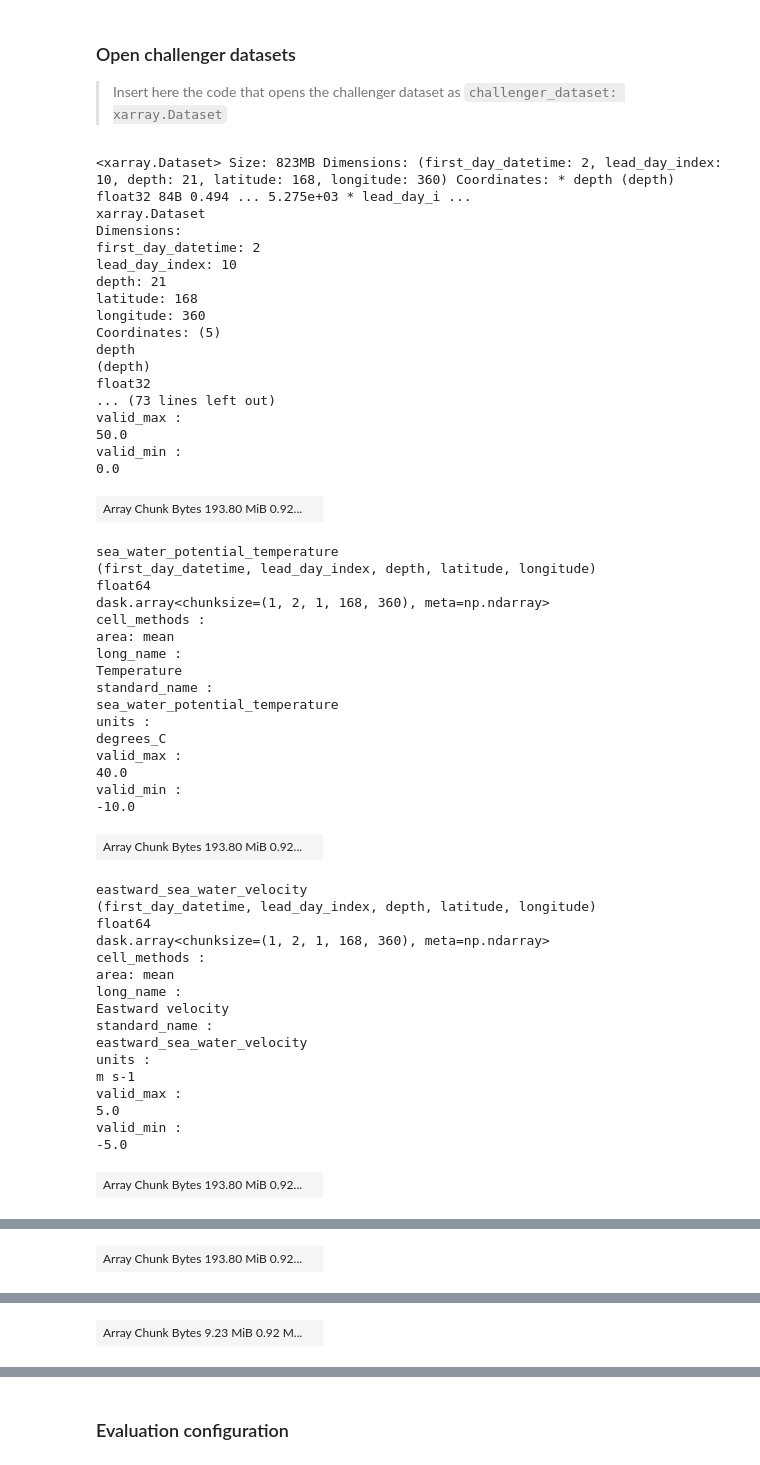
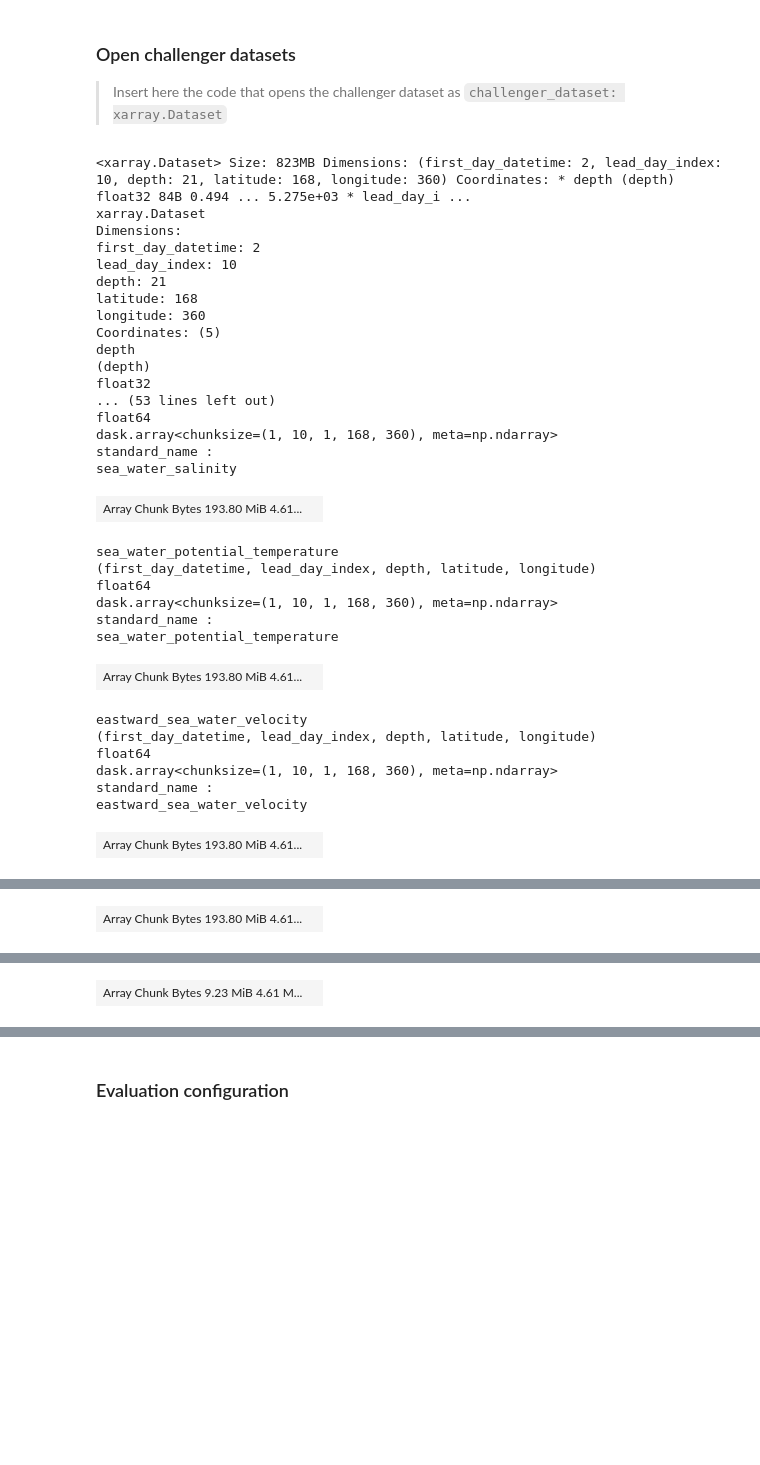
Before and after one commit to mercator-ocean/oceanbench, a Jupyter notebook: assets/glonet_1_degree_sample.global.report.ipynb, the cells around one changed output, grey strips where cells are left out. Saved outputs shown, nothing was run; the diff lists cells and outputs as text; code cells hidden in the pictures; blank space fills up the shorter version.

```diff
--- a/assets/glonet_1_degree_sample.global.report.ipynb
+++ b/assets/glonet_1_degree_sample.global.report.ipynb
@@ -16,77 +16,57 @@ from oceanbench.core.interpolate import interpolate_1_degree
 
 challenger_dataset: xarray.Dataset = xarray.open_mfdataset(
     [
-        "https://s3.waw3-1.cloudferro.com/oceanbench-bucket/public/ml-forecast-outputs/glonet/20240103.zarr",
-        "https://s3.waw3-1.cloudferro.com/oceanbench-bucket/public/ml-forecast-outputs/glonet/20240110.zarr",
+        "https://minio.dive.edito.eu/project-oceanbench/public/glonet_full_2024/20240103.zarr",
+        "https://minio.dive.edito.eu/project-oceanbench/public/glonet_full_2024/20240110.zarr",
     ],
     engine="zarr",
     preprocess=lambda dataset: dataset.rename({"time": "lead_day_index"}).assign({"lead_day_index": range(10)}),
     combine="nested",
     concat_dim="first_day_datetime",
     parallel=True,
 ).assign(
     {
         "first_day_datetime": [
             datetime.fromisoformat("2024-01-03"),
             datetime.fromisoformat("2024-01-10"),
         ]
     }
 )
 challenger_dataset = interpolate_1_degree(challenger_dataset)
 challenger_dataset
 # %% [output]
 <xarray.Dataset> Size: 823MB Dimensions: (first_day_datetime: 2, lead_day_index: 10, depth: 21, latitude: 168, longitude: 360) Coordinates: * depth (depth) float32 84B 0.494 ... 5.275e+03 * lead_day_i ...
 xarray.Dataset
 Dimensions:
 first_day_datetime: 2
 lead_day_index: 10
 depth: 21
 latitude: 168
 longitude: 360
 Coordinates: (5)
 depth
 (depth)
 float32
-... (73 lines left out)
-valid_max :
-50.0
-valid_min :
-0.0
+... (53 lines left out)
+float64
+dask.array<chunksize=(1, 10, 1, 168, 360), meta=np.ndarray>
+standard_name :
+sea_water_salinity
-| Array Chunk Bytes 193.80 MiB 0.92... |  |
+| Array Chunk Bytes 193.80 MiB 4.61... |  |
 sea_water_potential_temperature
 (first_day_datetime, lead_day_index, depth, latitude, longitude)
 float64
-dask.array<chunksize=(1, 2, 1, 168, 360), meta=np.ndarray>
-cell_methods :
-area: mean
-long_name :
-Temperature
+dask.array<chunksize=(1, 10, 1, 168, 360), meta=np.ndarray>
 standard_name :
 sea_water_potential_temperature
-units :
-degrees_C
-valid_max :
-40.0
-valid_min :
--10.0
-| Array Chunk Bytes 193.80 MiB 0.92... |  |
+| Array Chunk Bytes 193.80 MiB 4.61... |  |
 eastward_sea_water_velocity
 (first_day_datetime, lead_day_index, depth, latitude, longitude)
 float64
-dask.array<chunksize=(1, 2, 1, 168, 360), meta=np.ndarray>
-cell_methods :
-area: mean
-long_name :
-Eastward velocity
+dask.array<chunksize=(1, 10, 1, 168, 360), meta=np.ndarray>
 standard_name :
 eastward_sea_water_velocity
-units :
-m s-1
-valid_max :
-5.0
-valid_min :
--5.0
-| Array Chunk Bytes 193.80 MiB 0.92... |  |
+| Array Chunk Bytes 193.80 MiB 4.61... |  |
 northward_sea_water_velocity
 (first_day_datetime, lead_day_index, depth, latitude, longitude)
 float64
@@ -106,4 +76,4 @@ valid_min :
-| Array Chunk Bytes 193.80 MiB 0.92... |  |
+| Array Chunk Bytes 193.80 MiB 4.61... |  |
 sea_surface_height_above_geoid
 (first_day_datetime, lead_day_index, latitude, longitude)
 float64
@@ -123,4 +83,4 @@ valid_min :
-| Array Chunk Bytes 9.23 MiB 0.92 M... |  |
+| Array Chunk Bytes 9.23 MiB 4.61 M... |  |
 Indexes: (5)
 depth
 PandasIndex
```
Also changed, not shown: parts of 11 cells of this notebook, 10 other files.
